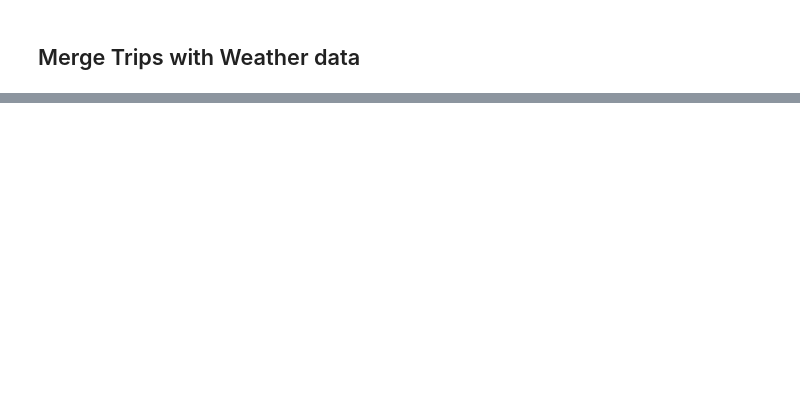
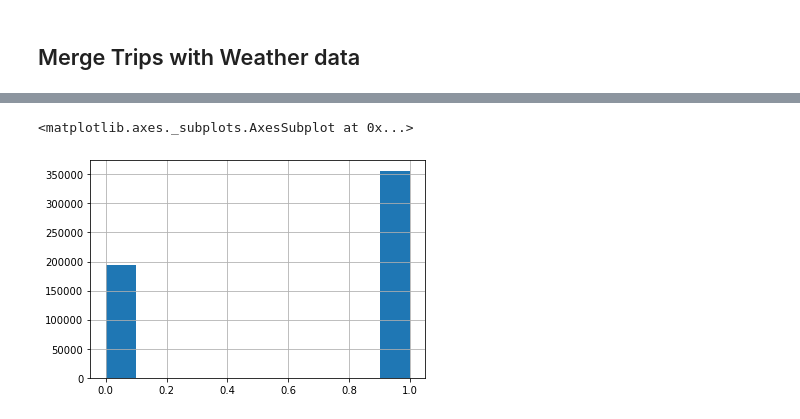
Before and after one commit to mulko93/AAA_Jupyter_Explorers, a Jupyter notebook: notebooks/01_CreateTripData.ipynb, the cells around one changed output, grey strips where cells are left out. Drawn from its saved outputs; the diff is of its cells as text; code cells hidden in the pictures; blank space fills up the shorter version.

```diff
--- a/notebooks/01_CreateTripData.ipynb
+++ b/notebooks/01_CreateTripData.ipynb
@@ -215,0 +261,5 @@ df_full.head()
+# %%
+df_full["p_spot_start"].astype(int).hist()
+# %% [output]
+<matplotlib.axes._subplots.AxesSubplot at 0x...>
+[figure, added]
```
Also changed, not shown: parts of 15 cells of this notebook.
